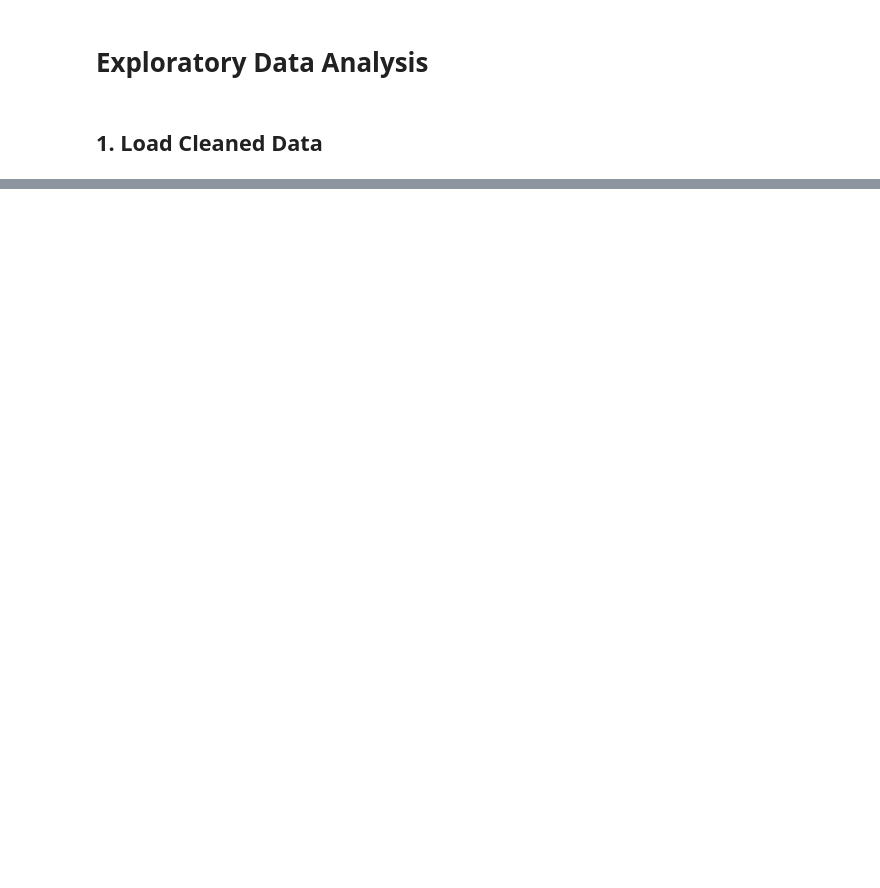
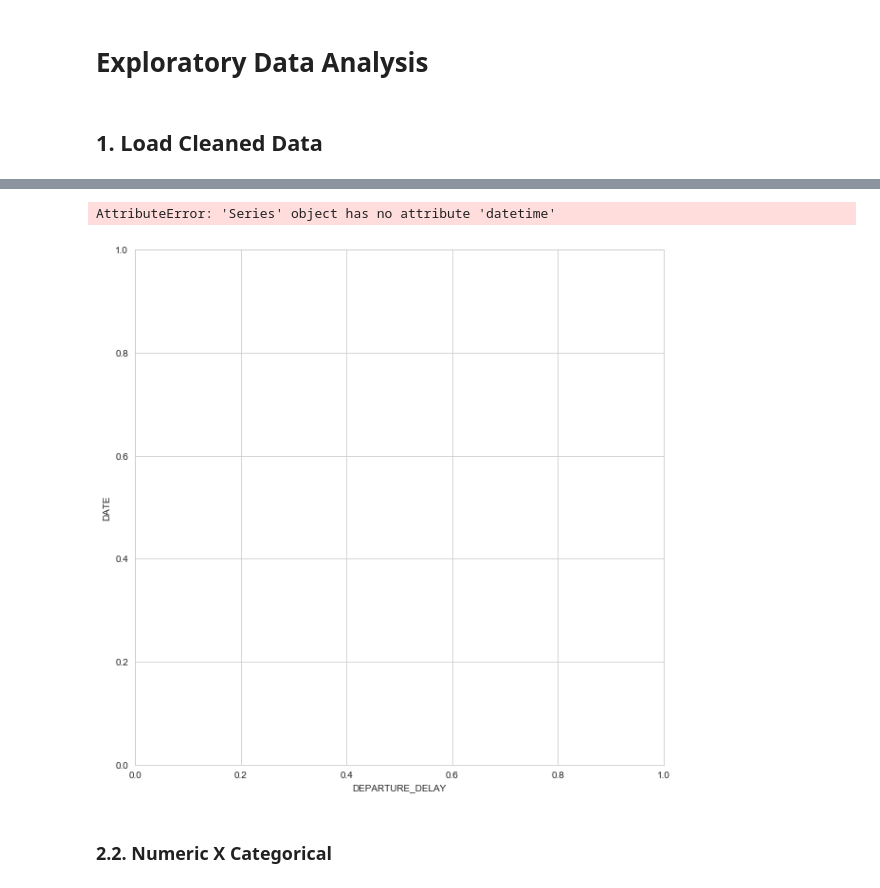
Before and after one commit to ArwaSheraky/Airlines-Delay-Analysis, a Jupyter notebook: Exploratory-Data-Analysis.ipynb, the cells around one changed output, grey strips where cells are left out. Drawn from its saved outputs; the diff is of its cells as text; code cells hidden in the pictures; blank space fills up the shorter version.

```diff
--- a/Exploratory-Data-Analysis.ipynb
+++ b/Exploratory-Data-Analysis.ipynb
@@ -21,0 +75,13 @@ FileNotFoundError: File b'data/flightsmerged.csv' does not exist
+# %%
+#Correlation between Delay x SQFT
+
+plt.figure(figsize=(10,10))
+
+plt.plot(df['DEPARTURE_DELAY'], df['MONTH'])
+plt.xlabel('DEPARTURE_DELAY')
+plt.ylabel('DATE')
+# %% [output]
+AttributeError: 'Series' object has no attribute 'datetime'
+[figure, added]
+# %% [markdown]
+### 2.2. Numeric X Categorical
```
Also changed, not shown: parts of 10 cells of this notebook.
